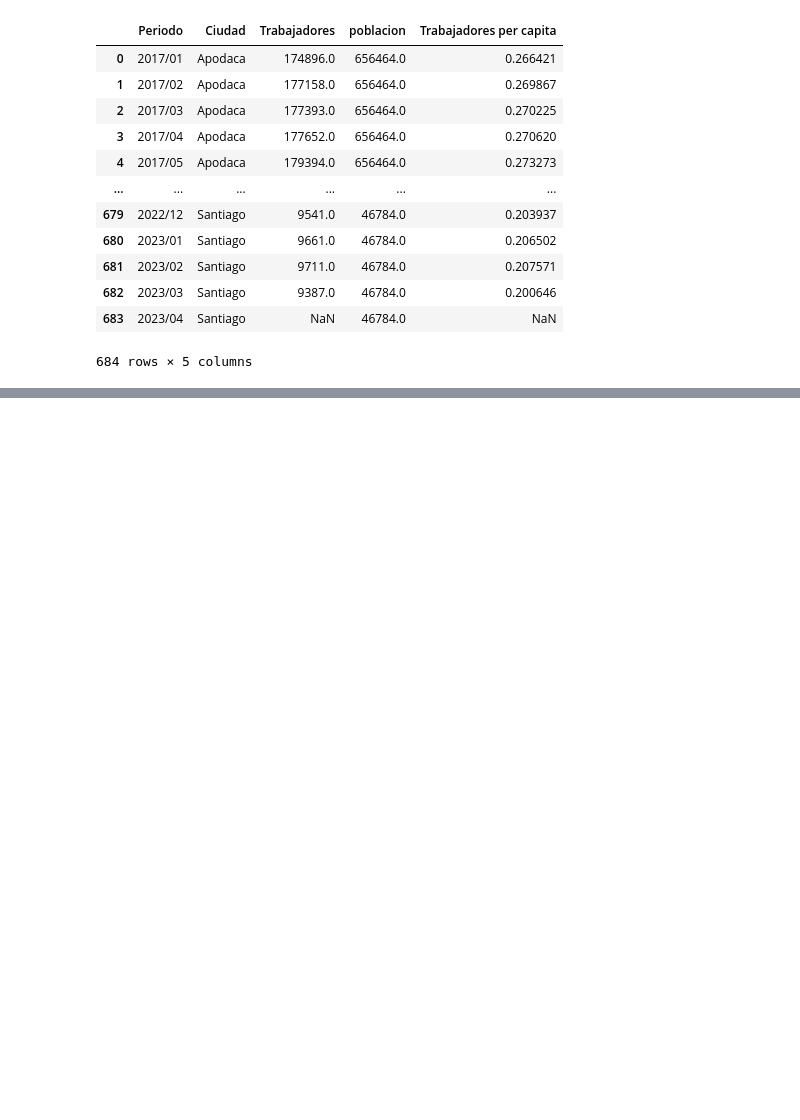
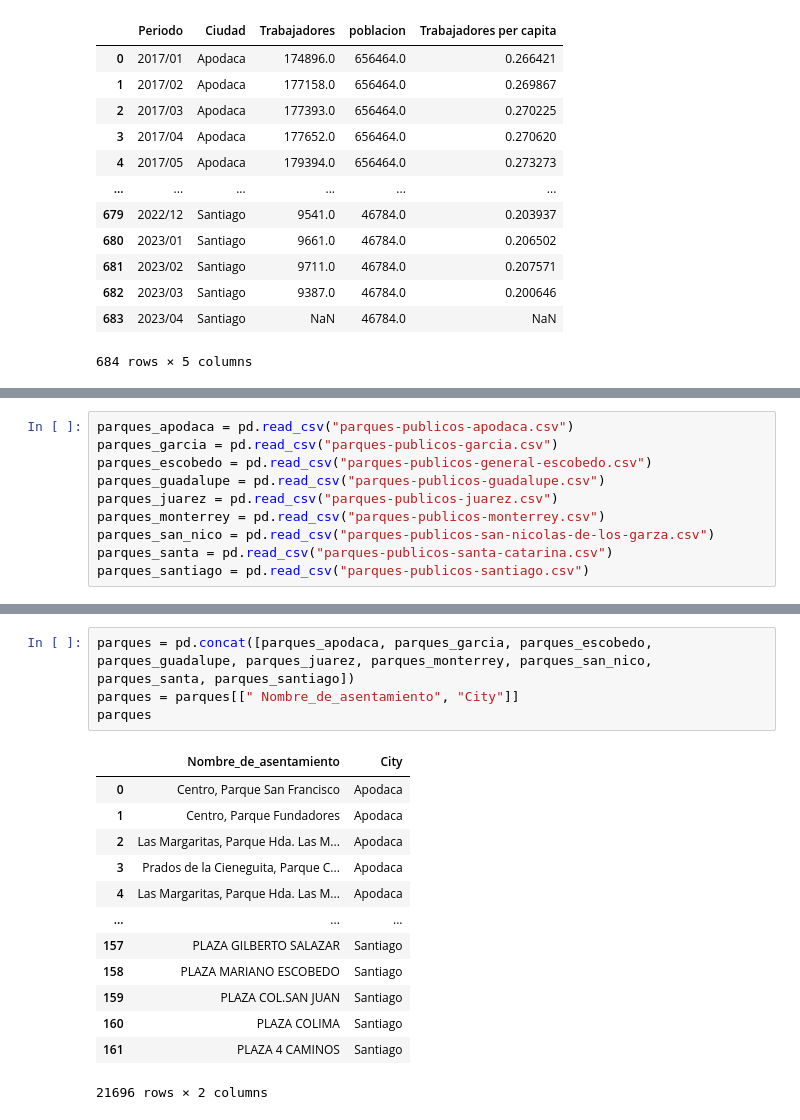
Before and after one commit to JosePabloGFnl/Monterrey-Violence, a Jupyter notebook: city-crimes.ipynb, the cells around one changed output, grey strips where cells are left out. Saved outputs shown, nothing was run; the diff lists cells and outputs as text; blank space fills up the shorter version.

```diff
--- a/city-crimes.ipynb
+++ b/city-crimes.ipynb
@@ -199,0 +202,10 @@ trabajadores_per_capita
+# %%
+parques_apodaca = pd.read_csv("parques-publicos-apodaca.csv")
+parques_garcia = pd.read_csv("parques-publicos-garcia.csv")
+parques_escobedo = pd.read_csv("parques-publicos-general-escobedo.csv")
+parques_guadalupe = pd.read_csv("parques-publicos-guadalupe.csv")
+parques_juarez = pd.read_csv("parques-publicos-juarez.csv")
+parques_monterrey = pd.read_csv("parques-publicos-monterrey.csv")
+parques_san_nico = pd.read_csv("parques-publicos-san-nicolas-de-los-garza.csv")
+parques_santa = pd.read_csv("parques-publicos-santa-catarina.csv")
+parques_santiago = pd.read_csv("parques-publicos-santiago.csv")
@@ -199,0 +222,18 @@ trabajadores_per_capita
+# %%
+parques = pd.concat([parques_apodaca, parques_garcia, parques_escobedo, parques_guadalupe, parques_juarez, parques_monterrey, parques_san_nico, parques_santa, parques_santiago])
+parques = parques[[" Nombre_de_asentamiento", "City"]]
+parques
+# %% [output]
+|  | Nombre_de_asentamiento | City |
+| 0 | Centro, Parque San Francisco | Apodaca |
+| 1 | Centro, Parque Fundadores | Apodaca |
+| 2 | Las Margaritas, Parque Hda. Las M... | Apodaca |
+| 3 | Prados de la Cieneguita, Parque C... | Apodaca |
+| 4 | Las Margaritas, Parque Hda. Las M... | Apodaca |
+| ... | ... | ... |
+| 157 | PLAZA GILBERTO SALAZAR | Santiago |
+| 158 | PLAZA MARIANO ESCOBEDO | Santiago |
+| 159 | PLAZA COL.SAN JUAN | Santiago |
+| 160 | PLAZA COLIMA | Santiago |
+| 161 | PLAZA 4 CAMINOS | Santiago |
+21696 rows × 2 columns
```
Also changed, not shown: parts of 7 cells of this notebook, 18 other files.
